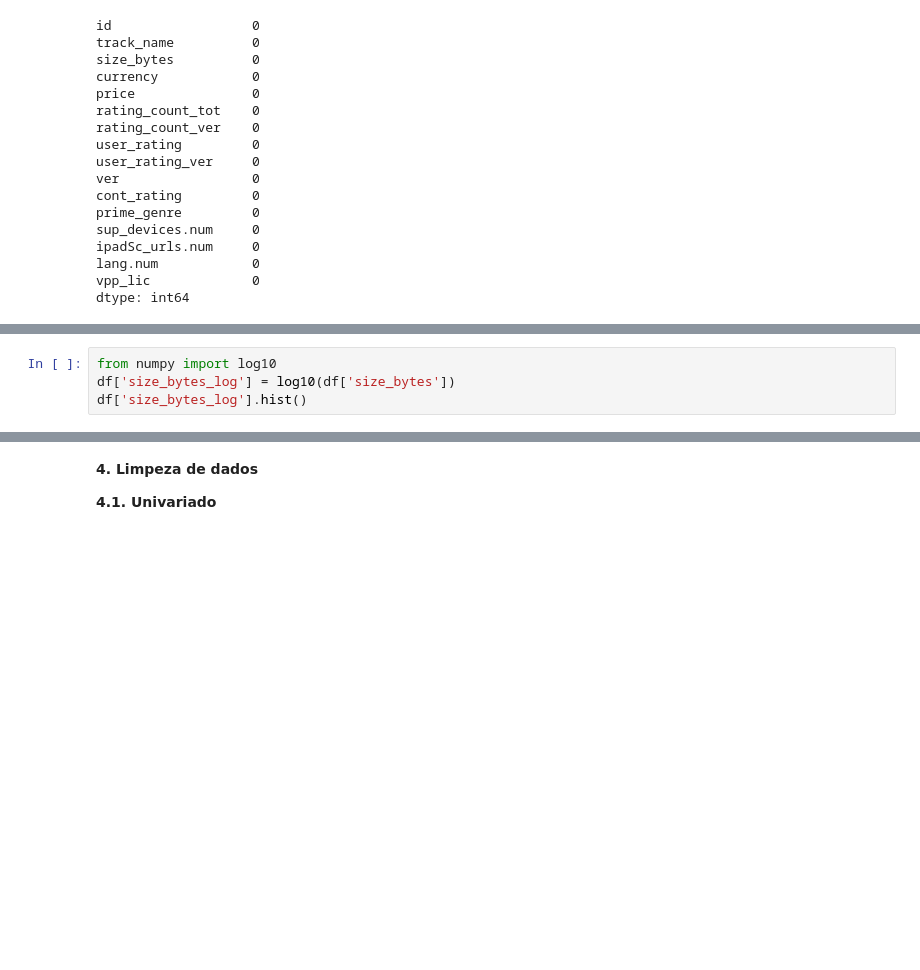
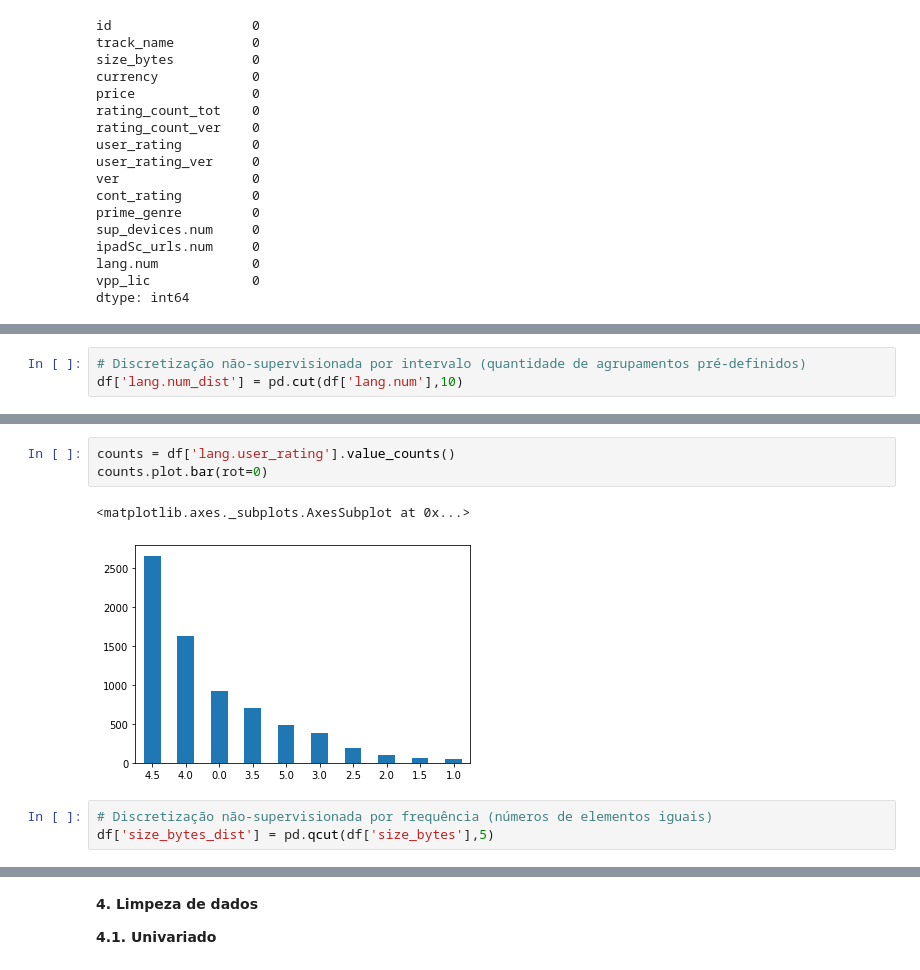
Before and after one commit to pridnt/cesar_engdados, a Jupyter notebook: notebooks/data_analysis.ipynb, the cells around one changed output, grey strips where cells are left out. Drawn from its saved outputs; the diff is of its cells as text; blank space fills up the shorter version.

```diff
--- a/notebooks/data_analysis.ipynb
+++ b/notebooks/data_analysis.ipynb
@@ -125,4 +203,7 @@ df.describe()
 | 50% | 9.781482e+08 | 9.715302e+07 | 0.000000 | 3.000000e+02 | 23.000000 | 4.000000 | 4.000000 | ... |
 | 75% | 1.082310e+09 | 1.819249e+08 | 1.990000 | 2.793000e+03 | 140.000000 | 4.500000 | 4.500000 | ... |
 | max | 1.188376e+09 | 4.025970e+09 | 299.990000 | 2.974676e+06 | 177050.000000 | 5.000000 | 5.000000 | ... |
+# %%
+# Discretização não-supervisionada por intervalo (quantidade de agrupamentos pré-definidos)
+df['lang.num_dist'] = pd.cut(df['lang.num'],10)
 # %%
@@ -143,4 +223,9 @@ Name: size_bytes, Length: 7107, dtype: int64
-# %%
-from numpy import log10
-df['size_bytes_log'] = log10(df['size_bytes'])
-df['size_bytes_log'].hist()
+# %%
+counts = df['lang.user_rating'].value_counts()
+counts.plot.bar(rot=0)
+# %% [output]
+<matplotlib.axes._subplots.AxesSubplot at 0x...>
+[figure, added]
+# %%
+# Discretização não-supervisionada por frequência (números de elementos iguais)
+df['size_bytes_dist'] = pd.qcut(df['size_bytes'],5)
```
Also changed, not shown: parts of 11 cells of this notebook.
